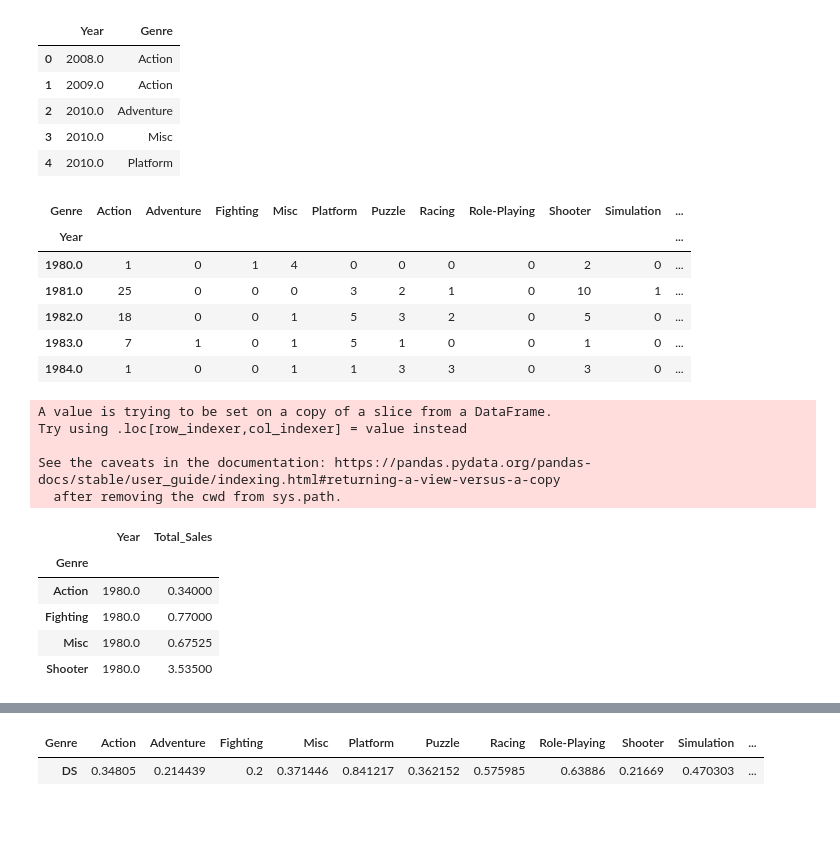
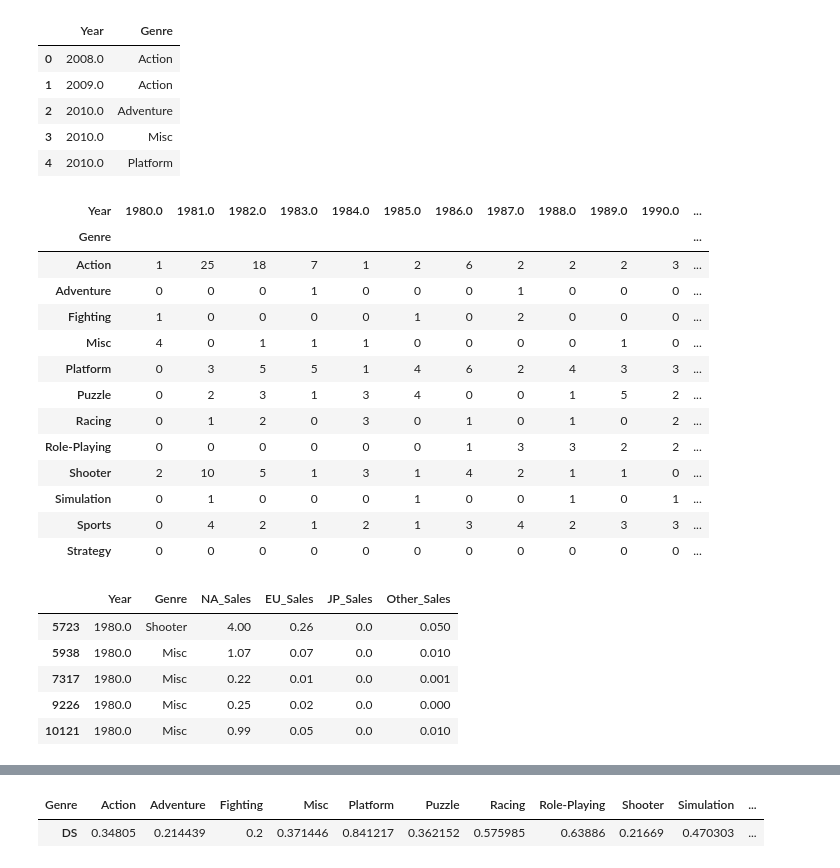
Before and after one commit to bong7233/AI_Project_1, a Jupyter notebook: AI_03_이상봉_Section1.ipynb, the cells around one changed output, grey strips where cells are left out. Saved outputs shown, nothing was run; the diff lists cells and outputs as text; code cells hidden in the pictures; blank space fills up the shorter version.

```diff
--- a/AI_03_이상봉_Section1.ipynb
+++ b/AI_03_이상봉_Section1.ipynb
@@ -180,39 +177,48 @@ df3.head()
 | 2 | 2010.0 | Adventure |
 | 3 | 2010.0 | Misc |
 | 4 | 2010.0 | Platform |
-# %%
-# 각 년도별 장르의 갯수를 포함하는 데이터프레임 ge_ye 선언
-ge_ye = pd.crosstab(df3.Year,df3.Genre)
-ge_ye.head()
-# %% [output]
-| Genre | Action | Adventure | Fighting | Misc | Platform | Puzzle | Racing | Role-Playing | Shooter | Simulation | ... |
-| Year |  |  |  |  |  |  |  |  |  |  | ... |
-| 1980.0 | 1 | 0 | 1 | 4 | 0 | 0 | 0 | 0 | 2 | 0 | ... |
-| 1981.0 | 25 | 0 | 0 | 0 | 3 | 2 | 1 | 0 | 10 | 1 | ... |
-| 1982.0 | 18 | 0 | 0 | 1 | 5 | 3 | 2 | 0 | 5 | 0 | ... |
-| 1983.0 | 7 | 1 | 0 | 1 | 5 | 1 | 0 | 0 | 1 | 0 | ... |
-| 1984.0 | 1 | 0 | 0 | 1 | 1 | 3 | 3 | 0 | 3 | 0 | ... |
-# %%
-# 다시생각해보자 연도의 트랜드... 연도와 장르? 판매량?
-
-df4 = df.dropna()
-df4['Total_Sales'] = df4['Other_Sales'] + df4['NA_Sales'] + df4['JP_Sales']+ df4['EU_Sales']
-df4 = df4[['Genre','Year','Total_Sales']]
-
-# apply 사용해서 단위 통일
-df_1980 = df4[df4['Year']== 1980]
-
-df_1980.groupby('Genre').mean()
-# %% [output]
-A value is trying to be set on a copy of a slice from a DataFrame.
-Try using .loc[row_indexer,col_indexer] = value instead
-
-See the caveats in the documentation: https://pandas.pydata.org/pandas-docs/stable/user_guide/indexing.html#returning-a-view-versus-a-copy
-  after removing the cwd from sys.path.
-|  | Year | Total_Sales |
-| Genre |  |  |
-| Action | 1980.0 | 0.34000 |
-| Fighting | 1980.0 | 0.77000 |
-| Misc | 1980.0 | 0.67525 |
-| Shooter | 1980.0 | 3.53500 |
+# %%
+pd.crosstab(df3.Year,df3.Genre).T
+# %% [output]
+| Year | 1980.0 | 1981.0 | 1982.0 | 1983.0 | 1984.0 | 1985.0 | 1986.0 | 1987.0 | 1988.0 | 1989.0 | 1990.0 | ... |
+| Genre |  |  |  |  |  |  |  |  |  |  |  | ... |
+| Action | 1 | 25 | 18 | 7 | 1 | 2 | 6 | 2 | 2 | 2 | 3 | ... |
+| Adventure | 0 | 0 | 0 | 1 | 0 | 0 | 0 | 1 | 0 | 0 | 0 | ... |
+| Fighting | 1 | 0 | 0 | 0 | 0 | 1 | 0 | 2 | 0 | 0 | 0 | ... |
+| Misc | 4 | 0 | 1 | 1 | 1 | 0 | 0 | 0 | 0 | 1 | 0 | ... |
+| Platform | 0 | 3 | 5 | 5 | 1 | 4 | 6 | 2 | 4 | 3 | 3 | ... |
+| Puzzle | 0 | 2 | 3 | 1 | 3 | 4 | 0 | 0 | 1 | 5 | 2 | ... |
+| Racing | 0 | 1 | 2 | 0 | 3 | 0 | 1 | 0 | 1 | 0 | 2 | ... |
+| Role-Playing | 0 | 0 | 0 | 0 | 0 | 0 | 1 | 3 | 3 | 2 | 2 | ... |
+| Shooter | 2 | 10 | 5 | 1 | 3 | 1 | 4 | 2 | 1 | 1 | 0 | ... |
+| Simulation | 0 | 1 | 0 | 0 | 0 | 1 | 0 | 0 | 1 | 0 | 1 | ... |
+| Sports | 0 | 4 | 2 | 1 | 2 | 1 | 3 | 4 | 2 | 3 | 3 | ... |
+| Strategy | 0 | 0 | 0 | 0 | 0 | 0 | 0 | 0 | 0 | 0 | 0 | ... |
+# %%
+# 연도별 데이터나누기
+
+# 연도리스트 생성
+years = ['1980.0', '1981.0', '1982.0', '1983.0', '1984.0', '1985.0', '1986.0',
+       '1987.0', '1988.0', '1989.0', '1990.0', '1991.0', '1992.0', '1993.0',
+       '1994.0', '1995.0', '1996.0', '1997.0', '1998.0', '1999.0', '2000.0',
+       '2001.0', '2002.0', '2003.0', '2004.0', '2005.0', '2006.0', '2007.0',
+       '2008.0', '2009.0', '2010.0', '2011.0', '2012.0', '2013.0', '2014.0',
+       '2015.0', '2016.0', '2017.0', '2020.0']
+
+# 연도별 데이터를 df_연도 형식의 데이터프레임으로 분류
+for year in years:
+    df_year = df3[df['Year'] == year]
+
+df_1980.head()
+
+# 각 연도데이터 내에서 장르별 판매량을 비교
+# dff = df_1980.groupby('Genre').sum()
+# stats.ttest_1samp(dff, .5)
+# %% [output]
+|  | Year | Genre | NA_Sales | EU_Sales | JP_Sales | Other_Sales |
+| 5723 | 1980.0 | Shooter | 4.00 | 0.26 | 0.0 | 0.050 |
+| 5938 | 1980.0 | Misc | 1.07 | 0.07 | 0.0 | 0.010 |
+| 7317 | 1980.0 | Misc | 0.22 | 0.01 | 0.0 | 0.001 |
+| 9226 | 1980.0 | Misc | 0.25 | 0.02 | 0.0 | 0.000 |
+| 10121 | 1980.0 | Misc | 0.99 | 0.05 | 0.0 | 0.010 |
 # %% [markdown]
```
Also changed, not shown: parts of 2 cells of this notebook.
